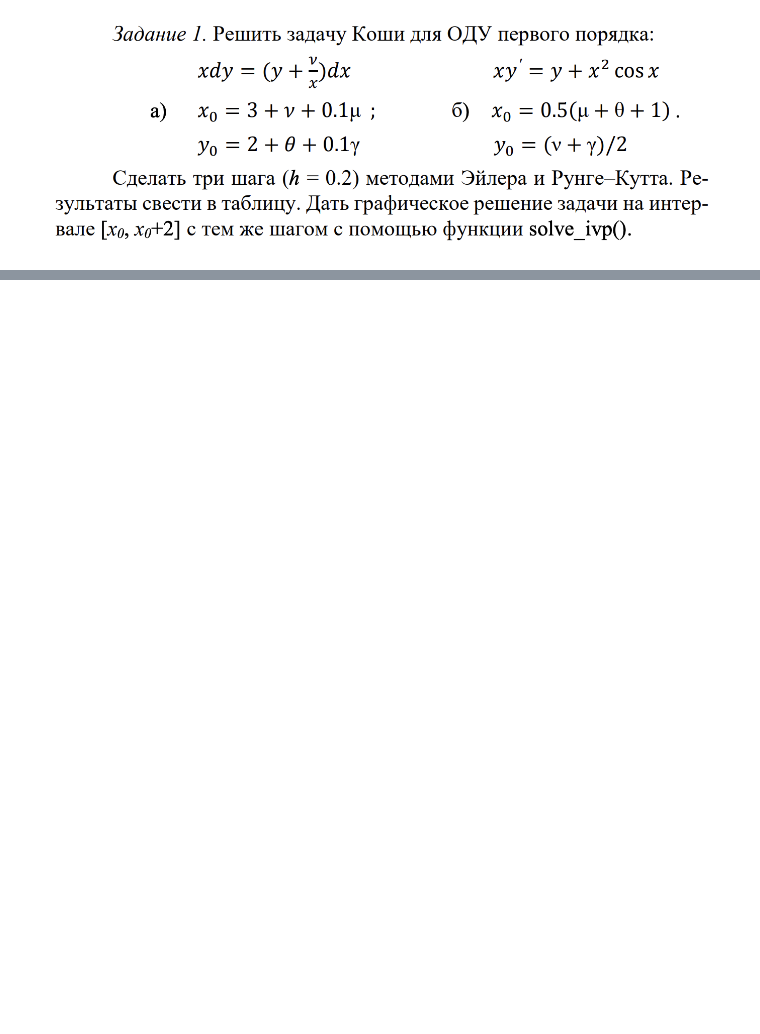
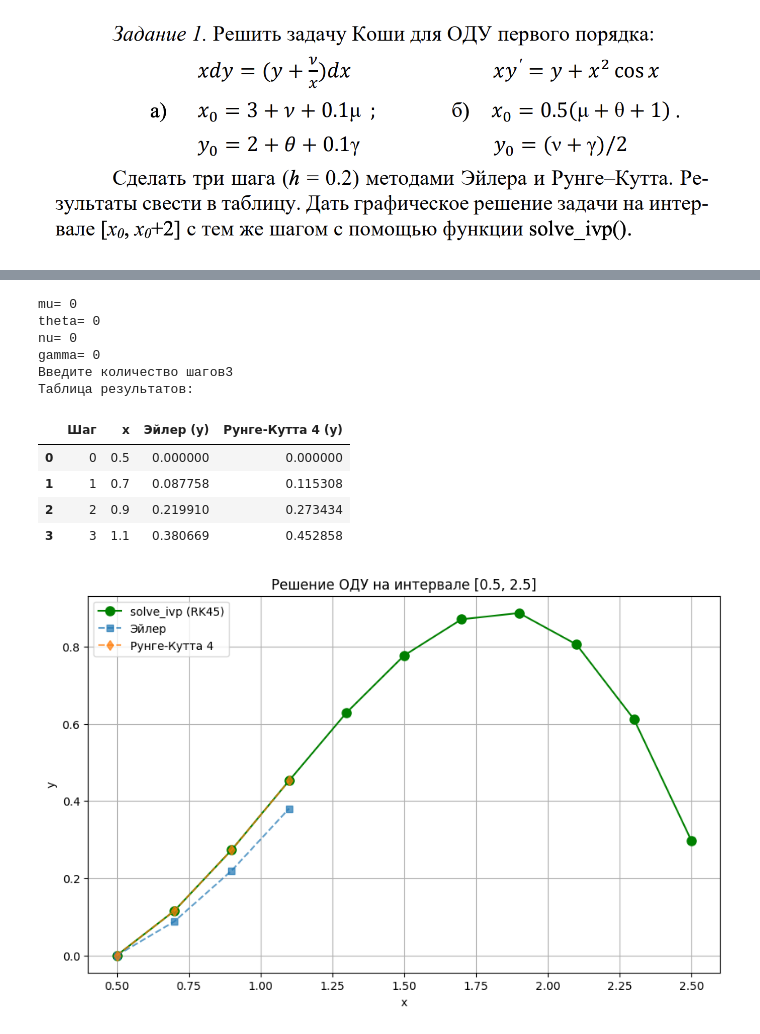
Before and after one commit to DanisStepanov/Computer-mathematics-systems, a Jupyter notebook: 4. Библиотека SciPy/Практическая_работа_№4_Библиотека_SciPy_Часть_№1.ipynb, the cells around one changed output, grey strips where cells are left out. Saved outputs shown, nothing was run; the diff lists cells and outputs as text; code cells hidden in the pictures; blank space fills up the shorter version.

```diff
--- a/4. Библиотека SciPy/Практическая_работа_№4_Библиотека_SciPy_Часть_№1.ipynb
+++ b/4. Библиотека SciPy/Практическая_работа_№4_Библиотека_SciPy_Часть_№1.ipynb
@@ -387,0 +367,59 @@ rezult(f_b, a_b, b_b)
+# %%
+mu = float(input('mu= '))
+theta = float(input('theta= '))
+nu = float(input('nu= '))
+gamma = float(input('gamma= '))
+
+x0 = 0.5 * (mu + theta + 1)
+y0 = (nu + gamma) / 2
+h = 0.2
+steps = int(input('Введите количество шагов'))
+def f(x, y):
+    return y / x + x * np.cos(x)
+results = []
+x_curr, y_euler, y_rk = x0, y0, y0
+
+for i in range(steps + 1):
+    results.append({
+        'Шаг': i,
+        'x': x_curr,
+        'Эйлер (y)': y_euler,
+        'Рунге-Кутта 4 (y)': y_rk
+    })
+    if i < steps:
+        y_euler = y_euler + h * f(x_curr, y_euler)
+
+        k1 = f(x_curr, y_rk)
+        k2 = f(x_curr + h/2, y_rk + h*k1/2)
+        k3 = f(x_curr + h/2, y_rk + h*k2/2)
+        k4 = f(x_curr + h, y_rk + h*k3)
+        y_rk = y_rk + (h/6) * (k1 + 2*k2 + 2*k3 + k4)
+        x_curr += h
+
+df = pd.DataFrame(results)
+display(df)
+x_span = [x0, x0 + 2]
+x_eval = np.arange(x0, x0 + 2.01, h)
+sol = solve_ivp(lambda x, y: f(x, y[0]), x_span, [y0], t_eval=x_eval, method='RK45')
+plt.figure(figsize=(10, 6))
+plt.plot(sol.t, sol.y[0], 'o-', label='solve_ivp (RK45)', color='green', markersize=8)
+plt.plot(df['x'], df['Эйлер (y)'], 's--', label='Эйлер', alpha=0.7)
+plt.plot(df['x'], df['Рунге-Кутта 4 (y)'], 'd--', label='Рунге-Кутта 4', alpha=0.7)
+plt.xlabel('x')
+plt.ylabel('y')
+plt.legend()
+plt.grid(True)
+plt.show()
+# %% [output]
+mu= 0
+theta= 0
+nu= 0
+gamma= 0
+Введите количество шагов3
+Таблица результатов:
+|  | Шаг | x | Эйлер (y) | Рунге-Кутта 4 (y) |
+| 0 | 0 | 0.5 | 0.000000 | 0.000000 |
+| 1 | 1 | 0.7 | 0.087758 | 0.115308 |
+| 2 | 2 | 0.9 | 0.219910 | 0.273434 |
+| 3 | 3 | 1.1 | 0.380669 | 0.452858 |
+[figure, added]
```
Also changed, not shown: parts of 16 cells of this notebook.
